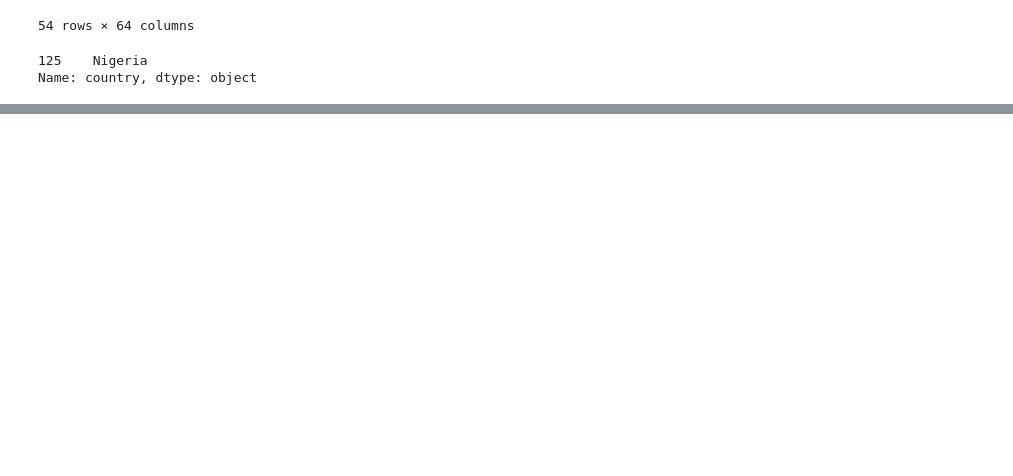
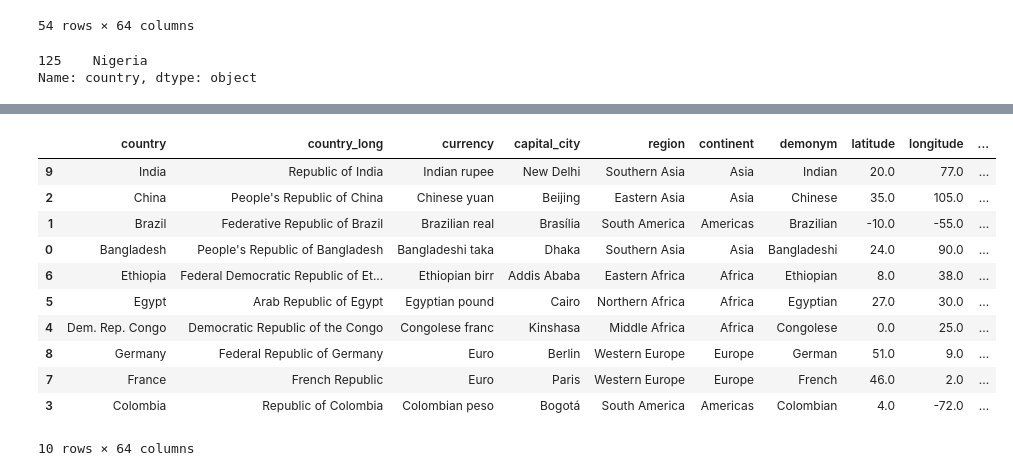
Before and after one commit to shravanramakunja/FutureExtraction, a Jupyter notebook: Extraction.ipynb, the cells around one changed output, grey strips where cells are left out. Saved outputs shown, nothing was run; the diff lists cells and outputs as text; code cells hidden in the pictures; blank space fills up the shorter version.

```diff
--- a/Extraction.ipynb
+++ b/Extraction.ipynb
@@ -252,0 +263,16 @@ Name: country, dtype: object
+# %%
+group=df[df['population']>50000000].groupby('country').sum().reset_index().head(10).sort_values(ascending=False,by=['population'])
+group
+# %% [output]
+|  | country | country_long | currency | capital_city | region | continent | demonym | latitude | longitude | ... |
+| 9 | India | Republic of India | Indian rupee | New Delhi | Southern Asia | Asia | Indian | 20.0 | 77.0 | ... |
+| 2 | China | People's Republic of China | Chinese yuan | Beijing | Eastern Asia | Asia | Chinese | 35.0 | 105.0 | ... |
+| 1 | Brazil | Federative Republic of Brazil | Brazilian real | Brasília | South America | Americas | Brazilian | -10.0 | -55.0 | ... |
+| 0 | Bangladesh | People's Republic of Bangladesh | Bangladeshi taka | Dhaka | Southern Asia | Asia | Bangladeshi | 24.0 | 90.0 | ... |
+| 6 | Ethiopia | Federal Democratic Republic of Et... | Ethiopian birr | Addis Ababa | Eastern Africa | Africa | Ethiopian | 8.0 | 38.0 | ... |
+| 5 | Egypt | Arab Republic of Egypt | Egyptian pound | Cairo | Northern Africa | Africa | Egyptian | 27.0 | 30.0 | ... |
+| 4 | Dem. Rep. Congo | Democratic Republic of the Congo | Congolese franc | Kinshasa | Middle Africa | Africa | Congolese | 0.0 | 25.0 | ... |
+| 8 | Germany | Federal Republic of Germany | Euro | Berlin | Western Europe | Europe | German | 51.0 | 9.0 | ... |
+| 7 | France | French Republic | Euro | Paris | Western Europe | Europe | French | 46.0 | 2.0 | ... |
+| 3 | Colombia | Republic of Colombia | Colombian peso | Bogotá | South America | Americas | Colombian | 4.0 | -72.0 | ... |
+10 rows × 64 columns
```
Also changed, not shown: parts of 2 cells of this notebook.
